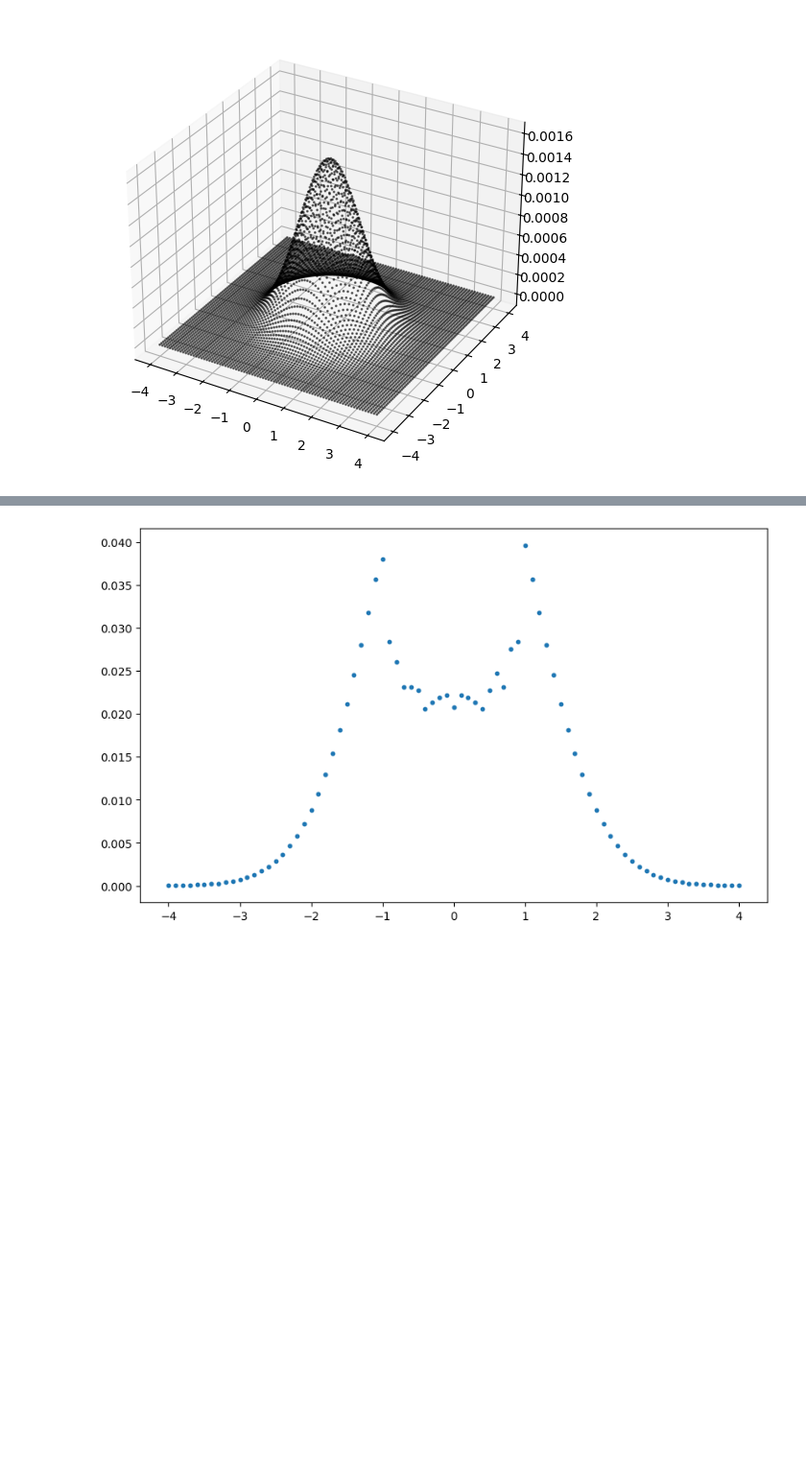
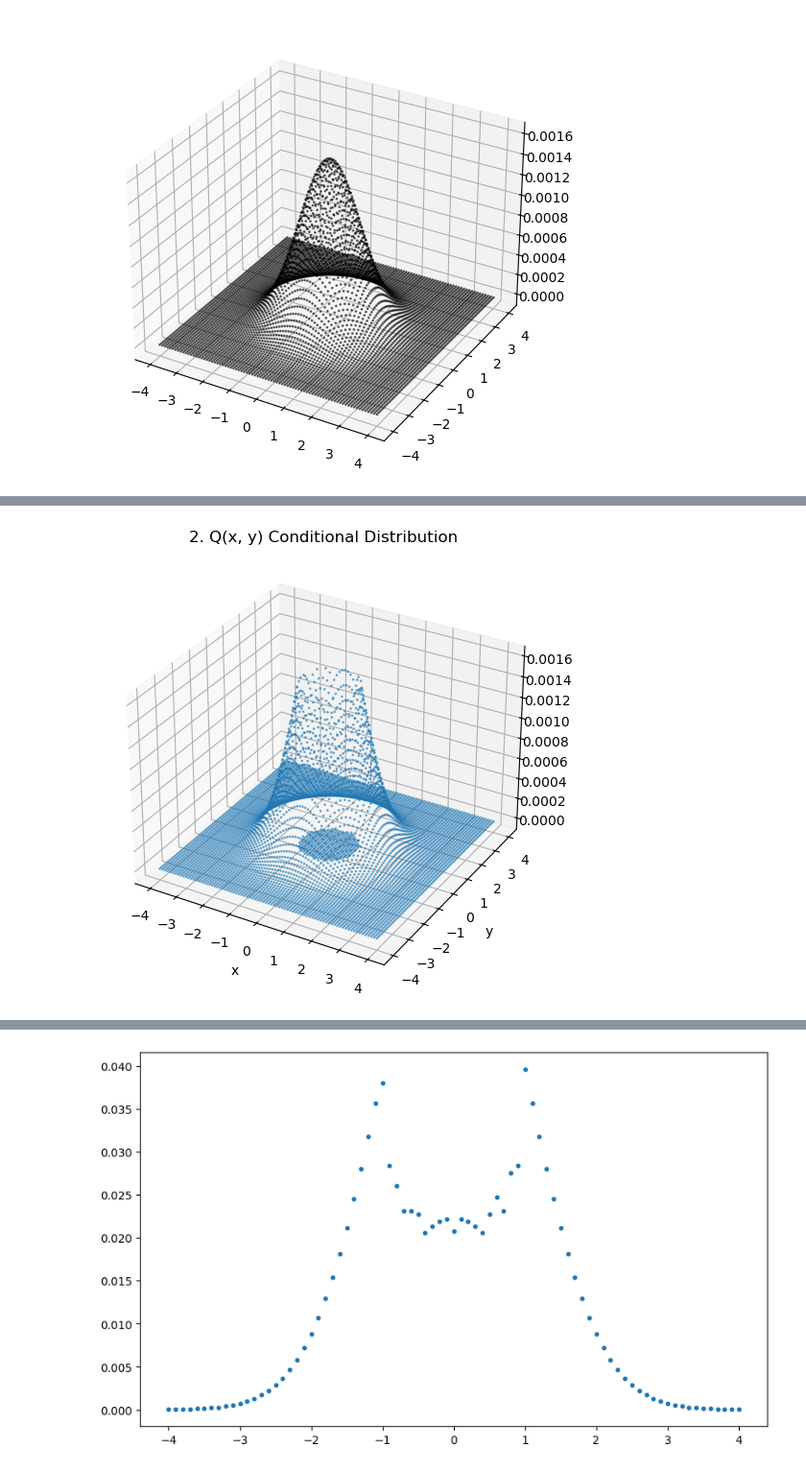
Before and after one commit to qingyun-tuberlin/Machine_Learning_I_II, a Jupyter notebook: exercise1/sheet01-programming.ipynb, the cells around one changed output, grey strips where cells are left out. Shown at 96% size. Cells and saved outputs as stored; diff of their text form; code cells hidden in the pictures; blank space fills up the shorter version.

```diff
--- a/exercise1/sheet01-programming.ipynb
+++ b/exercise1/sheet01-programming.ipynb
@@ -93,0 +150,28 @@ solutions.s1b()
+# %%
+
+# --- 任务二：计算 Q(x, y) 并绘图 ---
+# 定义条件 C: x^2 + y^2 >= 1
+condition_C = R_sq >= 1
+
+# 提取满足条件的概率
+P_xy_C = P_xy * condition_C
+
+# 计算条件 P(C)
+P_C = np.sum(P_xy_C)
+
+# 计算条件分布 Q(x, y) = P(x, y | C)
+Q_xy = np.zeros_like(P_xy)
+# 只有满足条件的区域才有非零概率
+Q_xy[condition_C] = P_xy[condition_C] / P_C
+
+# 绘图 Q(x, y)
+plt.figure(figsize=(12, 6))
+ax = plt.axes(projection='3d')
+ax.scatter(X,Y,Q_xy,s=1,alpha=0.5)
+
+plt.title('2. Q(x, y) Conditional Distribution')
+plt.xlabel('x')
+plt.ylabel('y')
+plt.show()
+# %% [output]
+[figure, added]
```
Also changed, not shown: parts of 40 cells of this notebook, 8 other files.
